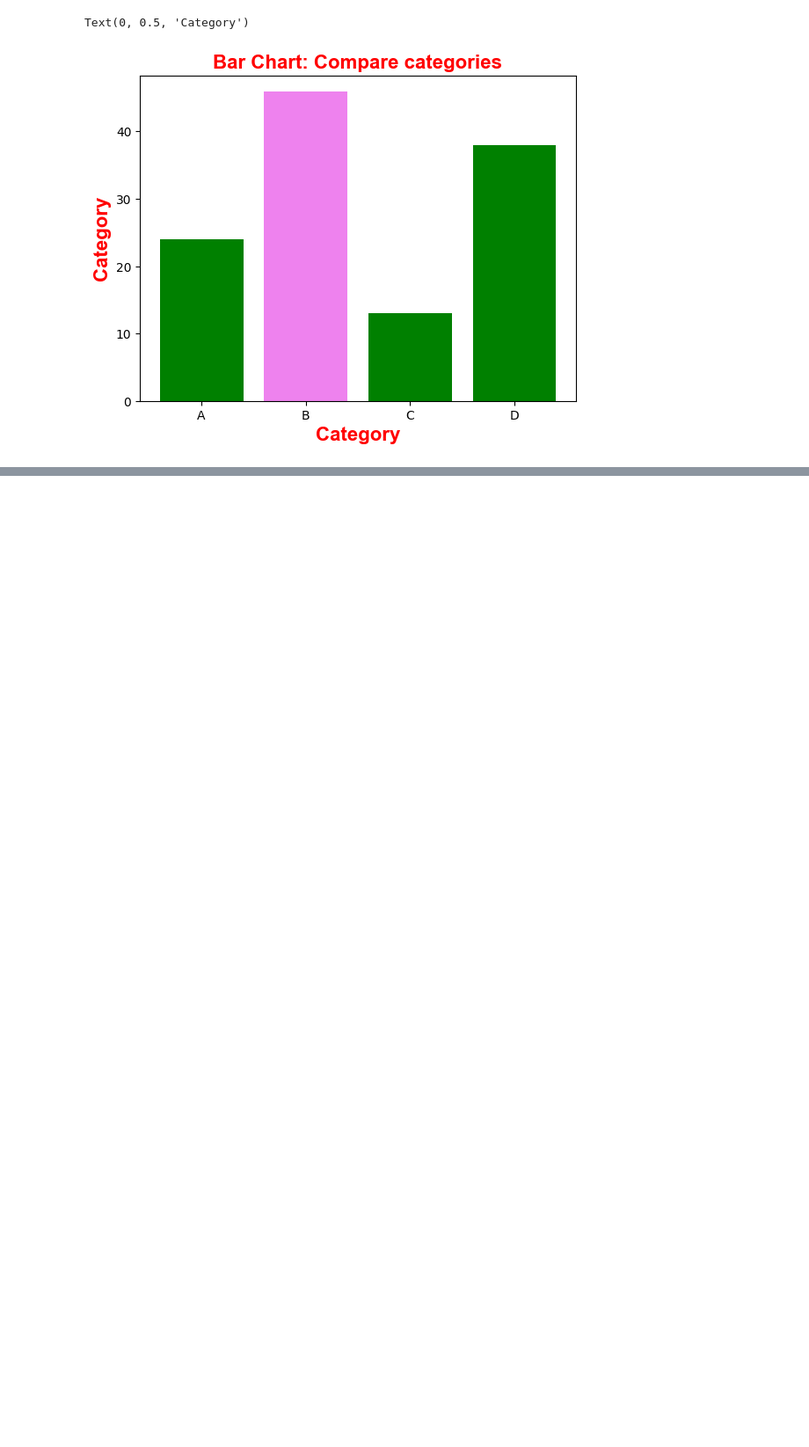
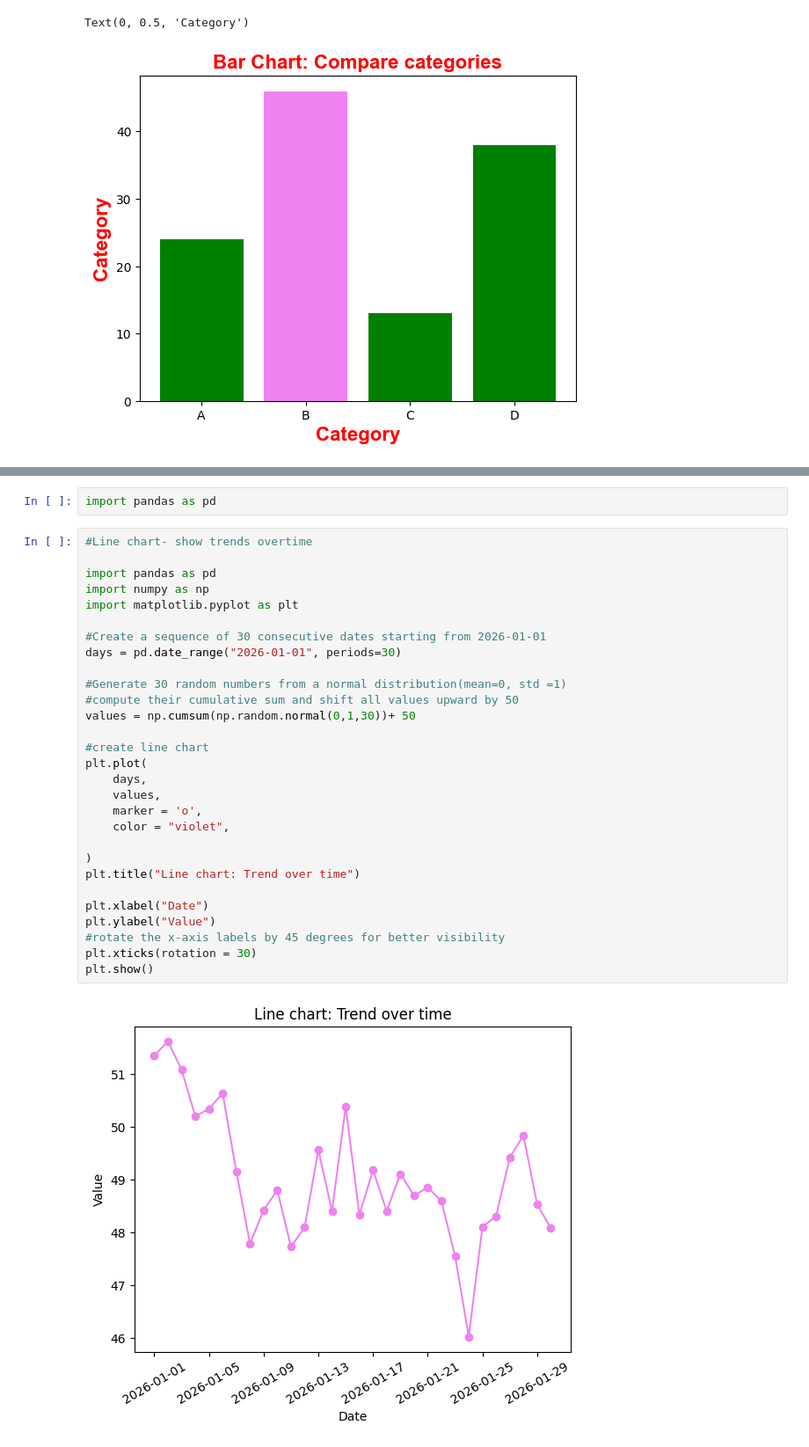
Before and after one commit to AaminSingh/Data-Science-, a Jupyter notebook: Day_9/matplotlib.ipynb, the cells around one changed output, grey strips where cells are left out. Shown at 88% size. Cells and saved outputs as stored; diff of their text form; blank space fills up the shorter version.

```diff
--- a/Day_9/matplotlib.ipynb
+++ b/Day_9/matplotlib.ipynb
@@ -45,0 +52,33 @@ plt.show()
+# %%
+import pandas as pd
+# %%
+#Line chart- show trends overtime
+
+import pandas as pd
+import numpy as np
+import matplotlib.pyplot as plt
+
+#Create a sequence of 30 consecutive dates starting from 2026-01-01
+days = pd.date_range("2026-01-01", periods=30)
+
+#Generate 30 random numbers from a normal distribution(mean=0, std =1)
+#compute their cumulative sum and shift all values upward by 50
+values = np.cumsum(np.random.normal(0,1,30))+ 50
+
+#create line chart
+plt.plot(
+    days,
+    values,
+    marker = 'o',
+    color = "violet",
+
+)
+plt.title("Line chart: Trend over time")
+
+plt.xlabel("Date")
+plt.ylabel("Value")
+#rotate the x-axis labels by 45 degrees for better visibility
+plt.xticks(rotation = 30)
+plt.show()
+# %% [output]
+[figure, added]
```
Also changed, not shown: parts of 2 cells of this notebook.
